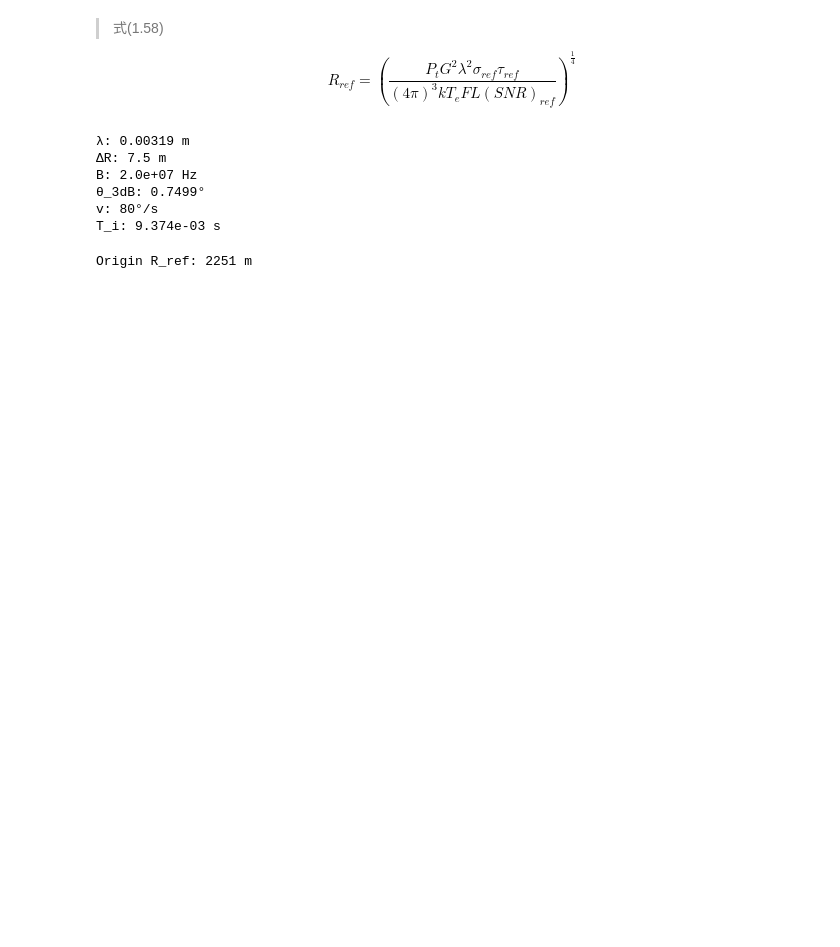
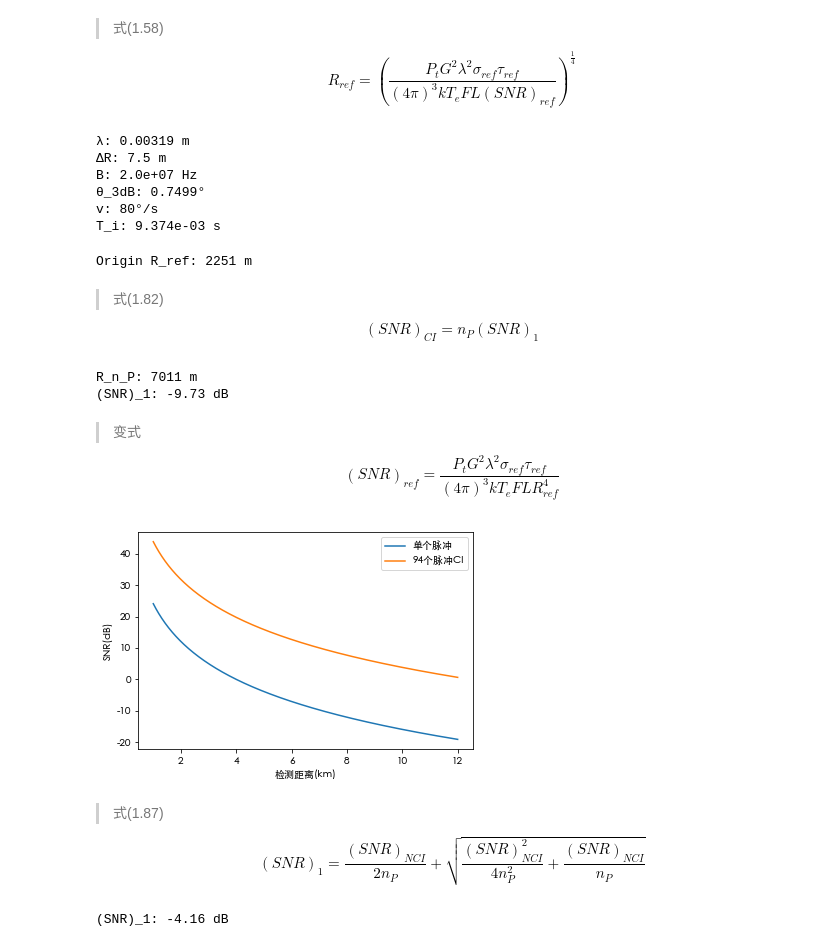
Before and after one commit to Housyou/Python--Simulations-for-Radar-Systems-Design, a Jupyter notebook: 迷你案例1.2.ipynb, the cells around one changed output. Drawn from its saved outputs; the diff is of its cells as text; code cells hidden in the pictures; blank space fills up the shorter version.

```diff
--- a/迷你案例1.2.ipynb
+++ b/迷你案例1.2.ipynb
@@ -4,6 +4,9 @@
 $$R_{ref}=(\frac{P_tG^2\lambda^2\sigma_{ref}\tau_{ref}}{(4\pi)^3kT_eFL(SNR)_{ref}})^{\frac{1}{4}}$$
 # %%
 import numpy as np
+import matplotlib.pyplot as plt
+plt.rcParams['font.sans-serif'] = ['Heiti TC']  # 用来正常显示中文标签
+plt.rcParams['axes.unicode_minus'] = False  # 用来正常显示负号
 
 
 def cal_R_ref(P_t, G, lamb, sigma, tau, F, L, SNR_ref):
@@ -20,7 +23,8 @@ def from_rad(v):
 def from_dB(v):
     return 10 ** (v / 10)
 
-
+def to_dB(v):
+    return 10 * np.log10(v)
 
 c = 3e8
 f = 94e9
@@ -66,3 +70,52 @@ R_ref = cal_R_ref(P_t, G, lamb, sigma, tau, F, L, SNR_ref)
 print('Origin R_ref:', '%d m' % R_ref)
 # %% [output]
 Origin R_ref: 2251 m
+# %% [markdown]
+> 式(1.82)
+
+$$(SNR)_{CI}=n_P(SNR)_1$$
+# %%
+SNR_1 = SNR_ref / n_P
+R_n_P = cal_R_ref(P_t, G, lamb, sigma, tau, F, L, SNR_1)
+print('R_n_P:', '%d m' % R_n_P)
+print('(SNR)_1:', '%.2f dB' % to_dB(SNR_1))
+# %% [output]
+R_n_P: 7011 m
+(SNR)_1: -9.73 dB
+# %% [markdown]
+> 变式
+
+$$(SNR)_{ref}=\frac{P_tG^2\lambda^2\sigma_{ref}\tau_{ref}}{(4\pi)^3kT_eFLR_{ref}^4}$$
+# %%
+def cal_SNR(P_t, G, lamb, sigma, tau, F, L, R_ref):
+    k = 1.38e-23
+    T_e = 290
+    SNR_ref = P_t * (G * lamb) ** 2 * sigma * tau / ((4 * np.pi) ** 3 * k * T_e * F * L * R_ref**4)
+    return SNR_ref
+
+
+def plot(x,y,yls):
+    for i,j in zip(y,yls):
+        plt.plot(x,i,label=j)
+    plt.xlabel('检测距离(km)')
+    plt.ylabel('SNR(dB)')
+    plt.legend()
+    plt.show()
+
+R = np.linspace(1,12,1000) * 1000
+SNR_1 = cal_SNR(P_t,G,lamb,sigma,tau,F,L,R)
+SNR_ref = n_P * SNR_1
+plot(R/1000,[to_dB(SNR_1),to_dB(SNR_ref)],['单个脉冲','94个脉冲CI'])
+# %% [output]
+[figure, added]
+# %% [markdown]
+> 式(1.87)
+
+$$(SNR)_1=\frac{(SNR)_{NCI}}{2n_P}+\sqrt{\frac{(SNR)_{NCI}^2}{4n_P^2}+\frac{(SNR)_{NCI}}{n_P}}$$
+# %%
+SNR_ref = from_dB(10)
+fac = SNR_ref / n_P
+SNR_1 = fac / 2 + np.sqrt((fac / 2)**2 + fac)
+print('(SNR)_1:', '%.2f dB' % to_dB(SNR_1))
+# %% [output]
+(SNR)_1: -4.16 dB
```
Also changed, not shown: parts of 3 cells of this notebook, 1 other file.
